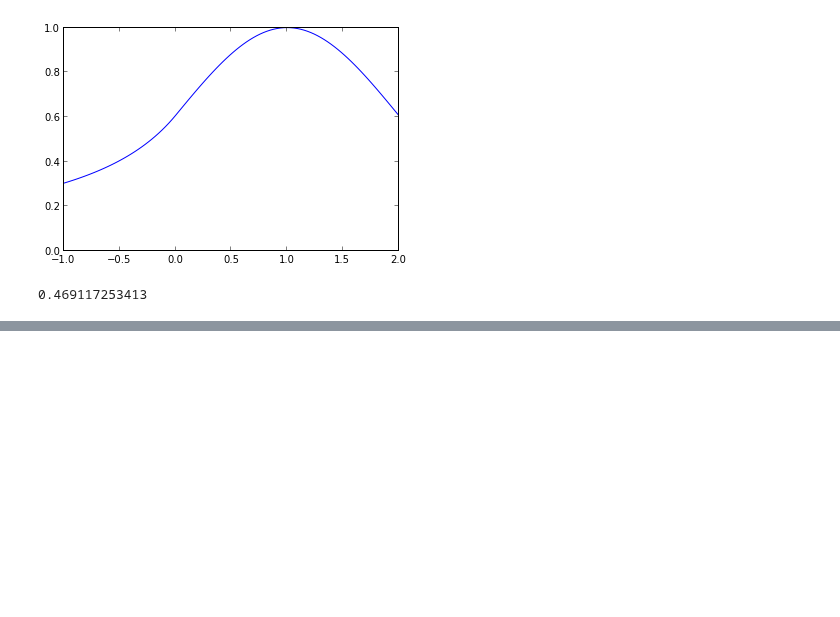
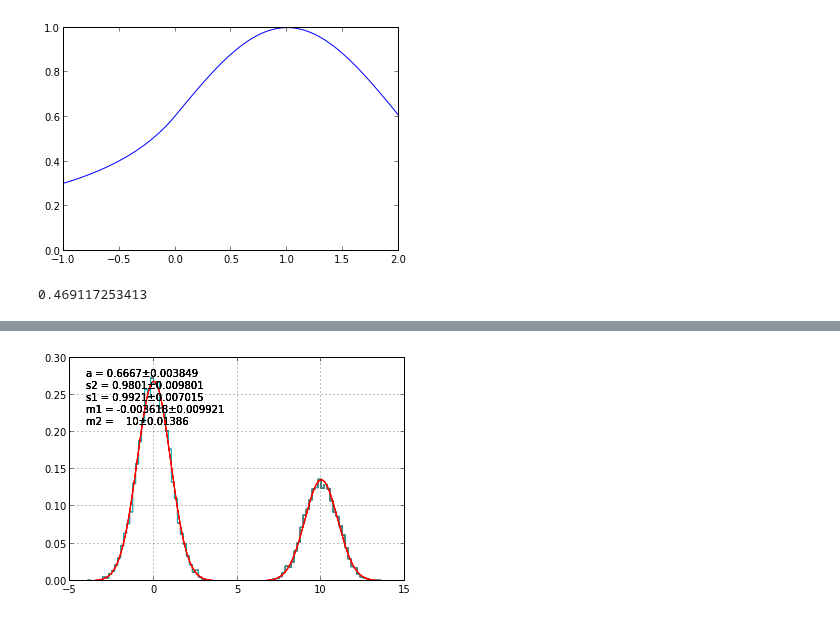
Before and after one commit to scikit-hep/probfit, a Jupyter notebook: tutorial.ipynb, the cells around one changed output, grey strips where cells are left out. Cells and saved outputs as stored; diff of their text form; code cells hidden in the pictures; blank space fills up the shorter version.

```diff
--- a/tutorial.ipynb
+++ b/tutorial.ipynb
@@ -3,5 +6,12 @@ from dist_fit import *import numpy as npimport RTMinuitimport UserDict
 # %%
-#it defines some c function(no python call)#will wrap this one soon this shows the argument of the functionprint describe(crystalball)# this shows all the parameter namevc = np.vectorize(crystalball)x = linspace(-1,2,100)plot(x,vc(x,1,1,1,1))ylim(ymin=0)#note that this is not normalized
+#it defines some c function(no python call)
+#will wrap this one soon this shows the argument of the function
+print describe(crystalball)# this shows all the parameter name
+vc = np.vectorize(crystalball)
+x = linspace(-1,2,100)
+plot(x,vc(x,1,1,1,1))
+ylim(ymin=0)
+#note that this is not normalized
 # %% [output]
 ('x', 'alpha', 'n', 'mean', 'sigma')
 (0, 1.0)
@@ -120,2 +67,0 @@ print m.valuesprint m.errorsto_minimize.draw(m)
-# %%
-x=linspace(-3,3,100)y=vp(x,1,2,3)+randn(100)#that line + gauassian of mean 0 width 1 to give it some fluctuationerr = np.zeros(100)err.fill(1.)errorbar(x,y,err,fmt='.b');
@@ -129,0 +86,15 @@ m.
+# %%
+#you can define you own funciton and use automatic normalization
+#I know not all functions have analytic formula for normalization
+@normalized_function(-20,20)
+def tofit(x,m1,s1,m2,s2,a):
+    g1 = gaussian(x,m1,s1)
+    g2 = gaussian(x,m2,s2)
+    ret = a*g1+(1-a)*g2
+    return ret
+# %%
+%%timeit
+#see all good but kinda slow
+uml, minu = fit_uml(tofit,twopeak,m1=0.,m2=10.,s1=2.,s2=2.,a=.6)
+uml.draw(minu)
+# %% [output]
@@ -129,0 +102 @@ m.
+[figure, added]
```
Also changed, not shown: parts of 50 cells of this notebook, 7 other files.
